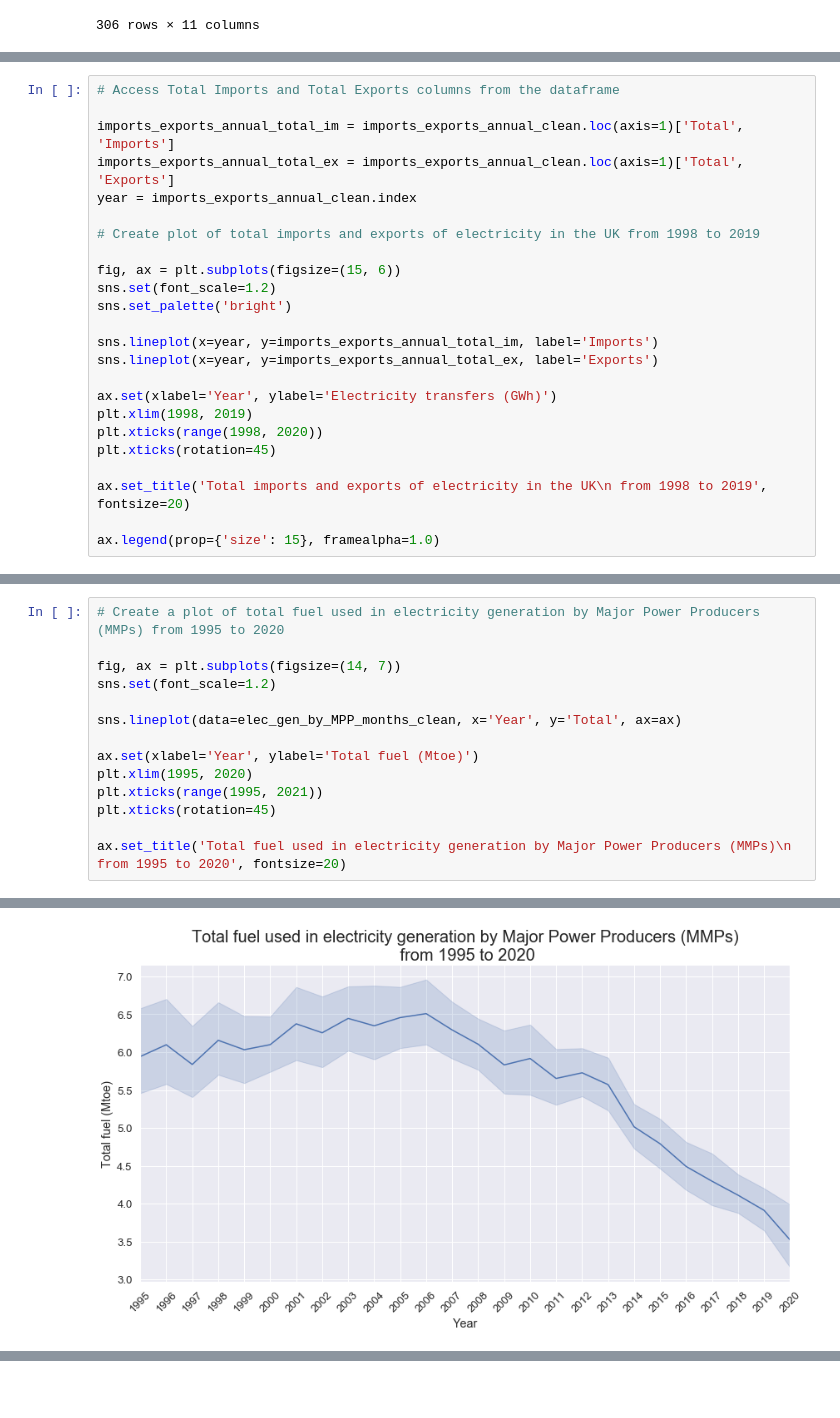
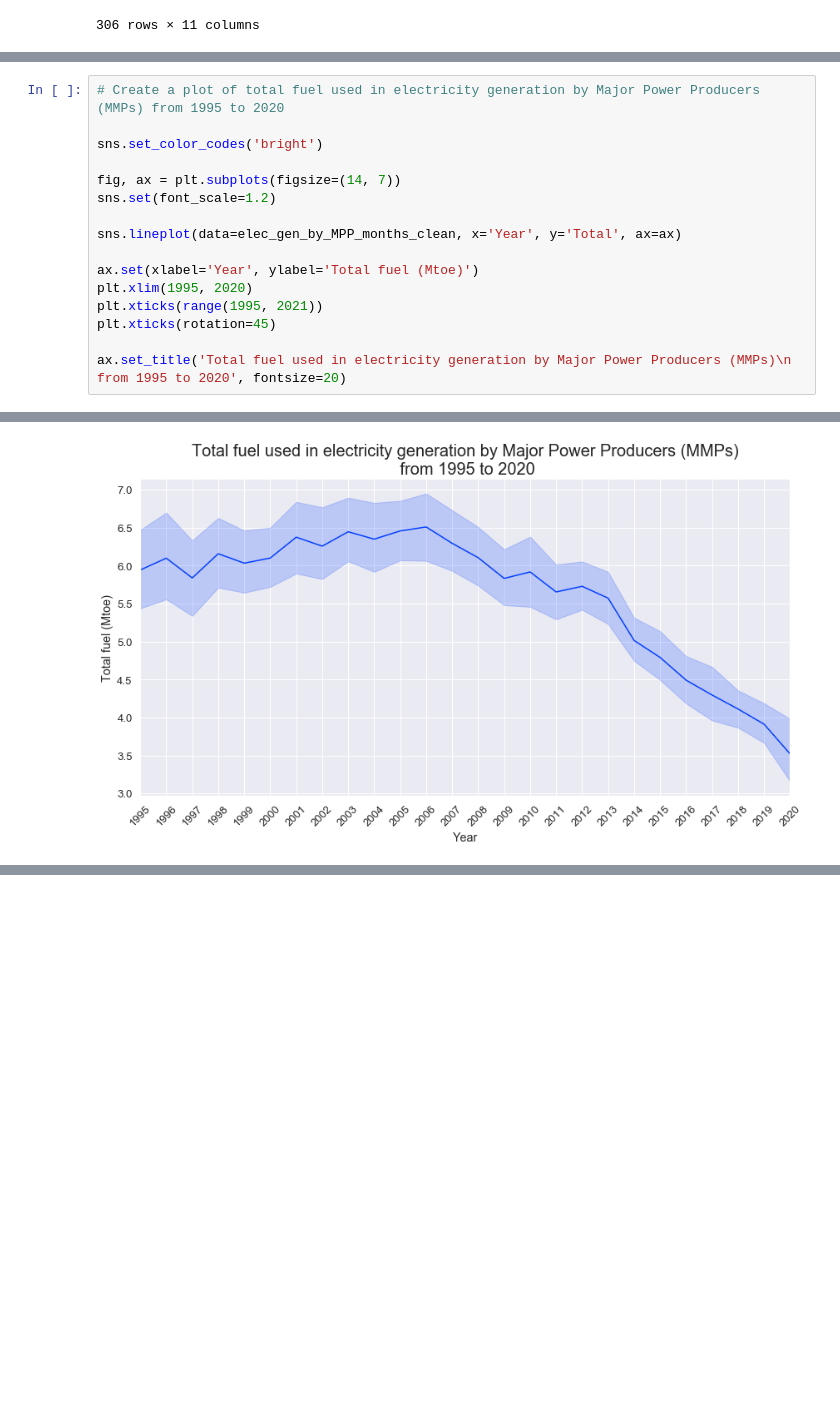
Before and after one commit to abbielms/Big_Data_Challenge_2020, a Jupyter notebook: Big_Data_Challenge_2020.ipynb, the cells around one changed output, grey strips where cells are left out. Saved outputs shown, nothing was run; the diff lists cells and outputs as text; blank space fills up the shorter version.

```diff
--- a/Big_Data_Challenge_2020.ipynb
+++ b/Big_Data_Challenge_2020.ipynb
@@ -147,24 +190,0 @@ imports_exports_annual_clean
-# %%
-# Access Total Imports and Total Exports columns from the dataframe
-
-imports_exports_annual_total_im = imports_exports_annual_clean.loc(axis=1)['Total', 'Imports']
-imports_exports_annual_total_ex = imports_exports_annual_clean.loc(axis=1)['Total', 'Exports']
-year = imports_exports_annual_clean.index
-
-# Create plot of total imports and exports of electricity in the UK from 1998 to 2019
-
-fig, ax = plt.subplots(figsize=(15, 6))
-sns.set(font_scale=1.2)
-sns.set_palette('bright')
-
-sns.lineplot(x=year, y=imports_exports_annual_total_im, label='Imports')
-sns.lineplot(x=year, y=imports_exports_annual_total_ex, label='Exports')
-
-ax.set(xlabel='Year', ylabel='Electricity transfers (GWh)')
-plt.xlim(1998, 2019)
-plt.xticks(range(1998, 2020))
-plt.xticks(rotation=45)
-
-ax.set_title('Total imports and exports of electricity in the UK\n from 1998 to 2019', fontsize=20)
-
-ax.legend(prop={'size': 15}, framealpha=1.0)
@@ -174,18 +191,20 @@ ax.legend(prop={'size': 15}, framealpha=1.0)
 # %%
 # Create a plot of total fuel used in electricity generation by Major Power Producers (MMPs) from 1995 to 2020
+
+sns.set_color_codes('bright')
 
 fig, ax = plt.subplots(figsize=(14, 7))
 sns.set(font_scale=1.2)
 
 sns.lineplot(data=elec_gen_by_MPP_months_clean, x='Year', y='Total', ax=ax)
 
 ax.set(xlabel='Year', ylabel='Total fuel (Mtoe)')
 plt.xlim(1995, 2020)
 plt.xticks(range(1995, 2021))
 plt.xticks(rotation=45)
 
 ax.set_title('Total fuel used in electricity generation by Major Power Producers (MMPs)\n from 1995 to 2020', fontsize=20)
 # %% [output]
 Text(0.5, 1.0, 'Total fuel used in electricity generation by Major Power Producers (MMPs)\n from 1995 to 2020')
-[figure, old version]
+[figure, new version]
 # %% [markdown]
```
Also changed, not shown: parts of 22 cells of this notebook.
